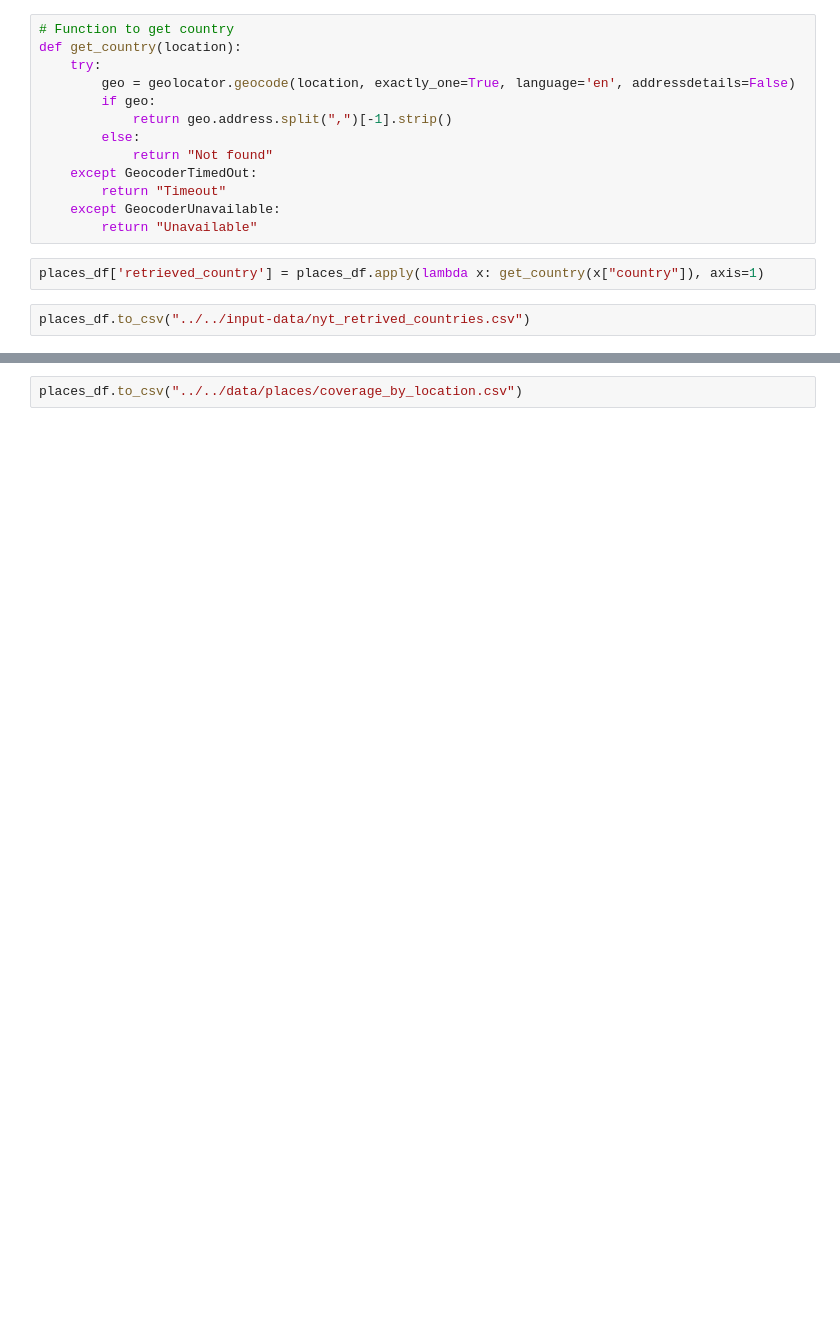
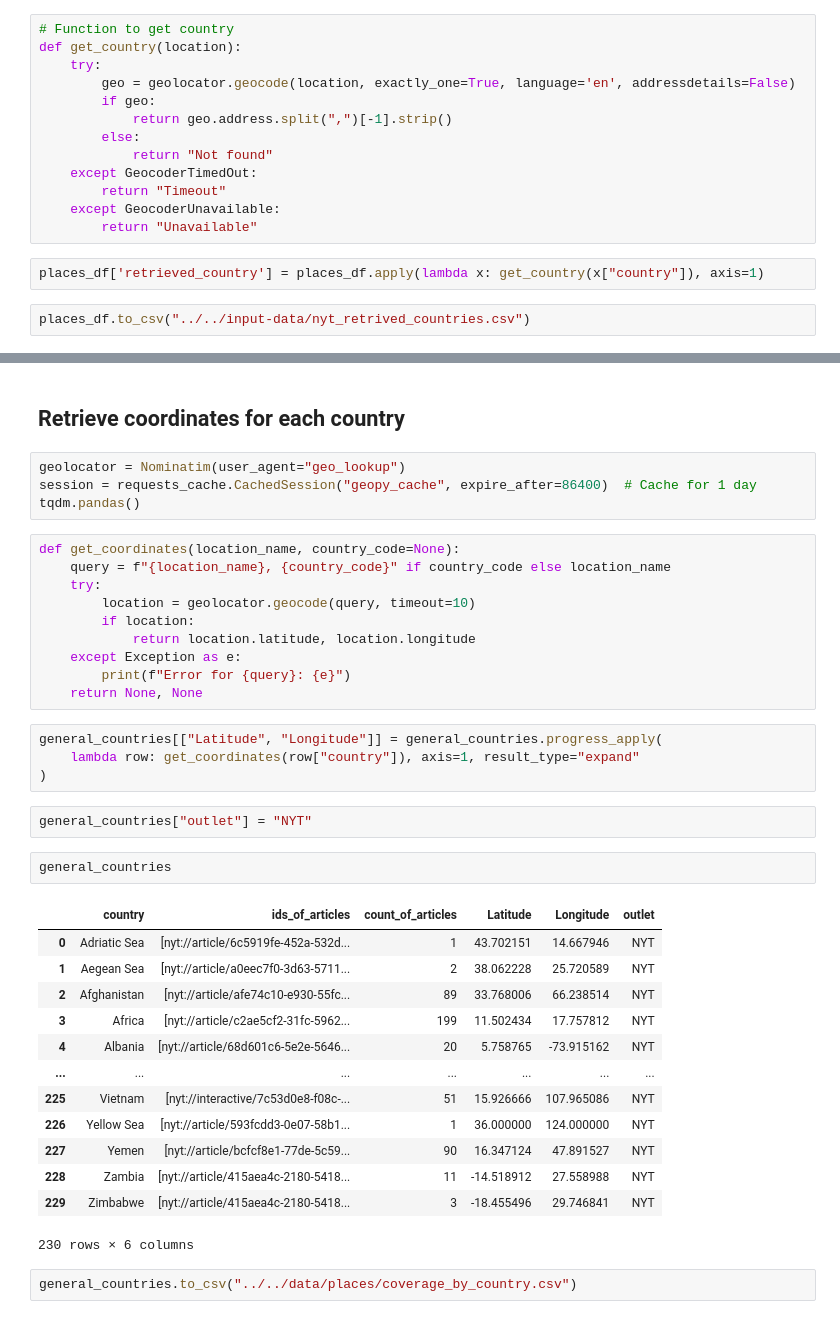
Before and after one commit to more-ginger/pn-analysis, a Jupyter notebook: notebooks/categories/places.ipynb, the cells around one changed output, grey strips where cells are left out. Drawn from its saved outputs; the diff is of its cells as text; blank space fills up the shorter version.

```diff
--- a/notebooks/categories/places.ipynb
+++ b/notebooks/categories/places.ipynb
@@ -76,2 +282,40 @@ places_df= places_df.sort_values("country")
+# %% [markdown]
+## Retrieve coordinates for each country
+# %%
+geolocator = Nominatim(user_agent="geo_lookup")
+session = requests_cache.CachedSession("geopy_cache", expire_after=86400)  # Cache for 1 day
+tqdm.pandas()
+# %%
+def get_coordinates(location_name, country_code=None):
+    query = f"{location_name}, {country_code}" if country_code else location_name
+    try:
+        location = geolocator.geocode(query, timeout=10)
+        if location:
+            return location.latitude, location.longitude
+    except Exception as e:
+        print(f"Error for {query}: {e}")
+    return None, None
+# %%
+general_countries[["Latitude", "Longitude"]] = general_countries.progress_apply(
+    lambda row: get_coordinates(row["country"]), axis=1, result_type="expand"
+)
+# %%
+general_countries["outlet"] = "NYT"
+# %%
+general_countries
+# %% [output]
+|  | country | ids_of_articles | count_of_articles | Latitude | Longitude | outlet |
+| 0 | Adriatic Sea | [nyt://article/6c5919fe-452a-532d... | 1 | 43.702151 | 14.667946 | NYT |
+| 1 | Aegean Sea | [nyt://article/a0eec7f0-3d63-5711... | 2 | 38.062228 | 25.720589 | NYT |
+| 2 | Afghanistan | [nyt://article/afe74c10-e930-55fc... | 89 | 33.768006 | 66.238514 | NYT |
+| 3 | Africa | [nyt://article/c2ae5cf2-31fc-5962... | 199 | 11.502434 | 17.757812 | NYT |
+| 4 | Albania | [nyt://article/68d601c6-5e2e-5646... | 20 | 5.758765 | -73.915162 | NYT |
+| ... | ... | ... | ... | ... | ... | ... |
+| 225 | Vietnam | [nyt://interactive/7c53d0e8-f08c-... | 51 | 15.926666 | 107.965086 | NYT |
+| 226 | Yellow Sea | [nyt://article/593fcdd3-0e07-58b1... | 1 | 36.000000 | 124.000000 | NYT |
+| 227 | Yemen | [nyt://article/bcfcf8e1-77de-5c59... | 90 | 16.347124 | 47.891527 | NYT |
+| 228 | Zambia | [nyt://article/415aea4c-2180-5418... | 11 | -14.518912 | 27.558988 | NYT |
+| 229 | Zimbabwe | [nyt://article/415aea4c-2180-5418... | 3 | -18.455496 | 29.746841 | NYT |
+230 rows × 6 columns
 # %%
-places_df.to_csv("../../data/places/coverage_by_location.csv")
+general_countries.to_csv("../../data/places/coverage_by_country.csv")
```
Also changed, not shown: parts of 43 cells of this notebook, 3 other files.
